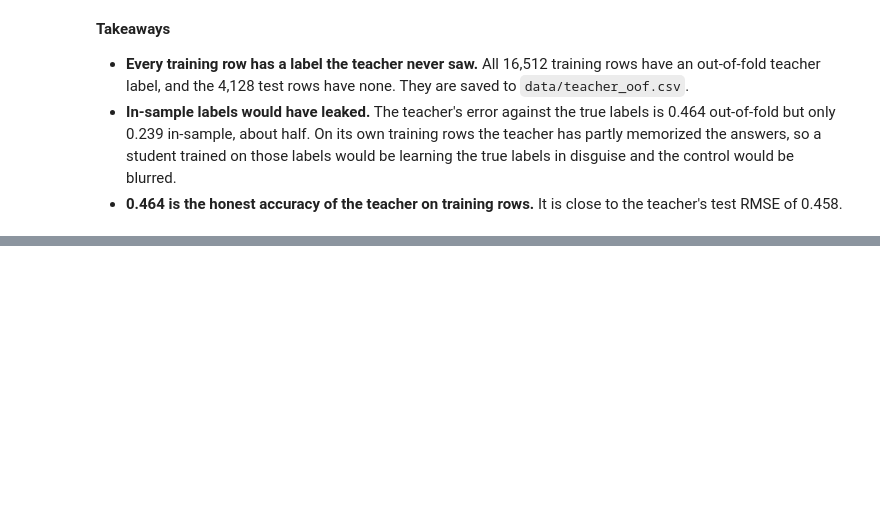
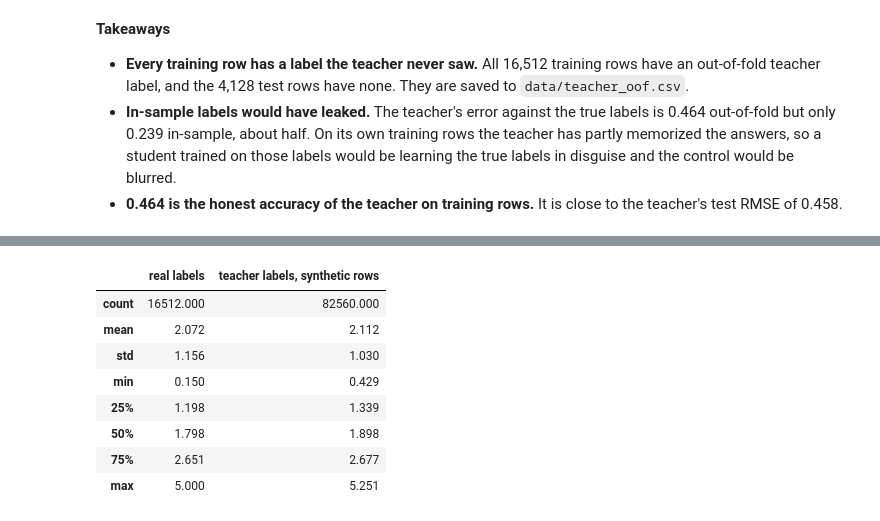
Before and after one commit to minhbtnguyen/ensemble-distillation, a Jupyter notebook: notebooks/distillation.ipynb, the cells around one changed output, grey strips where cells are left out. Saved outputs shown, nothing was run; the diff lists cells and outputs as text; code cells hidden in the pictures; blank space fills up the shorter version.

```diff
--- a/notebooks/distillation.ipynb
+++ b/notebooks/distillation.ipynb
@@ -138,0 +205,13 @@ teacher RMSE vs. true labels on the training rows:
+# %%
+# The teacher's labels on the synthetic rows should look like real house values.
+pd.DataFrame({"real labels": pd.Series(y_dev).describe(), "teacher labels, synthetic rows": pd.Series(y_synth).describe()}).round(3)
+# %% [output]
+|  | real labels | teacher labels, synthetic rows |
+| count | 16512.000 | 82560.000 |
+| mean | 2.072 | 2.112 |
+| std | 1.156 | 1.030 |
+| min | 0.150 | 0.429 |
+| 25% | 1.198 | 1.339 |
+| 50% | 1.798 | 1.898 |
+| 75% | 2.651 | 2.677 |
+| max | 5.000 | 5.251 |
```
Also changed, not shown: parts of 5 cells of this notebook, 4 other files.
